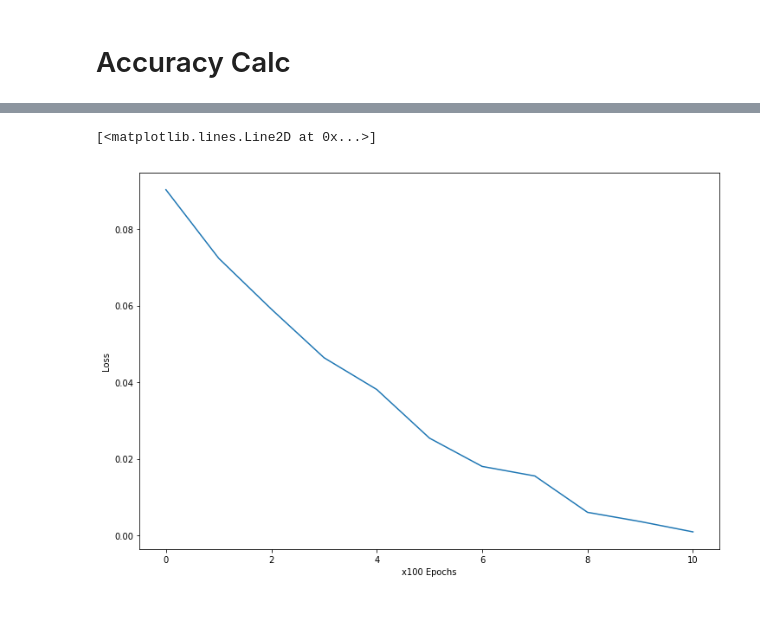
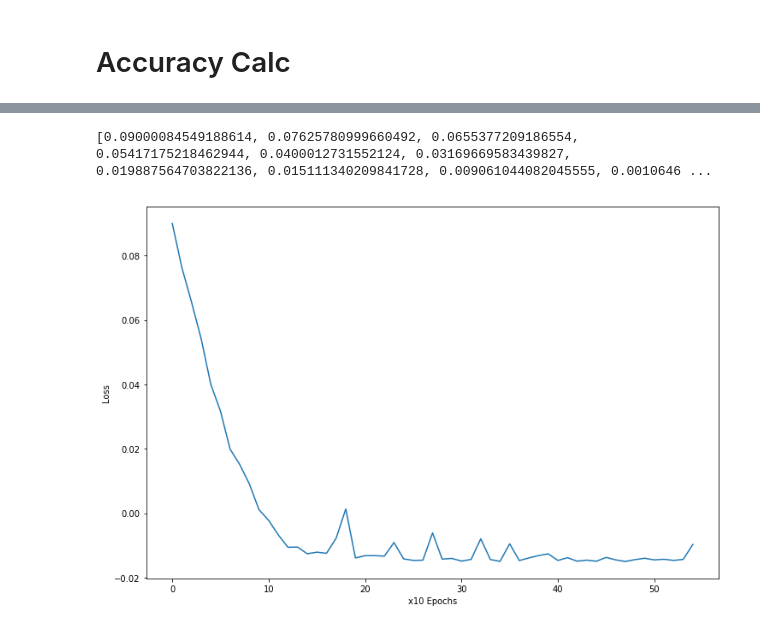
Before and after one commit to rahmanabir/BanglaNLP, a Jupyter notebook: kothadekha_network_seqCNN+BiLSTM_43_22class.ipynb, the cells around one changed output, grey strips where cells are left out. Saved outputs shown, nothing was run; the diff lists cells and outputs as text; code cells hidden in the pictures.

```diff
--- a/kothadekha_network_seqCNN+BiLSTM_43_22class.ipynb
+++ b/kothadekha_network_seqCNN+BiLSTM_43_22class.ipynb
@@ -40,7 +40,7 @@ class R_CNN(nn.Module):
         in_nc = 3
         nf = 64
         hdn = 256
-        nclass = 21 #dekhabet class
+        nclass = 22 #dekhabet class
 
 
         # custom vesion of the CNN poposed
@@ -178,8 +132,8 @@ cuda:0
 # %%
 batch_size= 25
 
-path = '2k2sec_22class'
-rpath = 'data/numpy_arrays/22_class/'
+path = '2k2sec_22classtrtst'
+rpath = 'data/numpy_arrays/22_class_seperated/'
 
 
 trainloader, validloader = get_loaders(path,split_perc=0.8,batch_size=batch_size,rootpath=rpath)
@@ -202,18 +156,20 @@ trainiter = iter(trainloader)
 ctc_loss_list = []
 acc_list = []
 
-num_epochs = 2500
+num_epochs = 1500
 # %%
 
 for epoch in range(num_epochs):
 
     trainiter = iter(trainloader)
 
-    for i in range(total_step):
+    for i in range(total_step-1):
 
         spectros, lbls, lbl_lens = trainiter.next()
 
+
         spectros = spectros.to(device)
+
         lbls = lbls.to(device)
         lbl_lens.to(device)
 
@@ -236,5 +192,5 @@ for epoch in range(num_epochs):
 
     if (epoch+1) % 100 == 0:
         print('Epoch No {}  reached saving model'.format(epoch+1))
-        torch.save(model.state_dict(), 'outputModel/KDNet_epoch_rmsProp_{}.pkl'.format(epoch+1))
+        torch.save(model.state_dict(), 'outputModel/KDNet_epoch_rmsProp_{}_adjusted.pkl'.format(epoch+1))
 # %% [output]
@@ -347,14 +317,16 @@ shirin kon kotha bollo na
 # %%
 lst = [0.0903, 0.0724, 0.0591, 0.0464, 0.0381, 0.0254, 0.0180, 0.0155,0.0060,0.0036,0.0009]
 
 
 plt.figure(figsize=[12,8])
 
 
 plt.ylabel('Loss')
-plt.xlabel('x100 Epochs')
+plt.xlabel('x10 Epochs')
 
-plt.plot(lst)
+plt.plot(ctc_loss_list)
+
+print(ctc_loss_list)
 # %% [output]
-[<matplotlib.lines.Line2D at 0x...>]
+[0.09000084549188614, 0.07625780999660492, 0.0655377209186554, 0.05417175218462944, 0.0400012731552124, 0.03169669583439827, 0.019887564703822136, 0.015111340209841728, 0.009061044082045555, 0.0010646 ...
-[figure, old version]
+[figure, new version]
```
Also changed, not shown: parts of 13 cells of this notebook, 2 other files.
